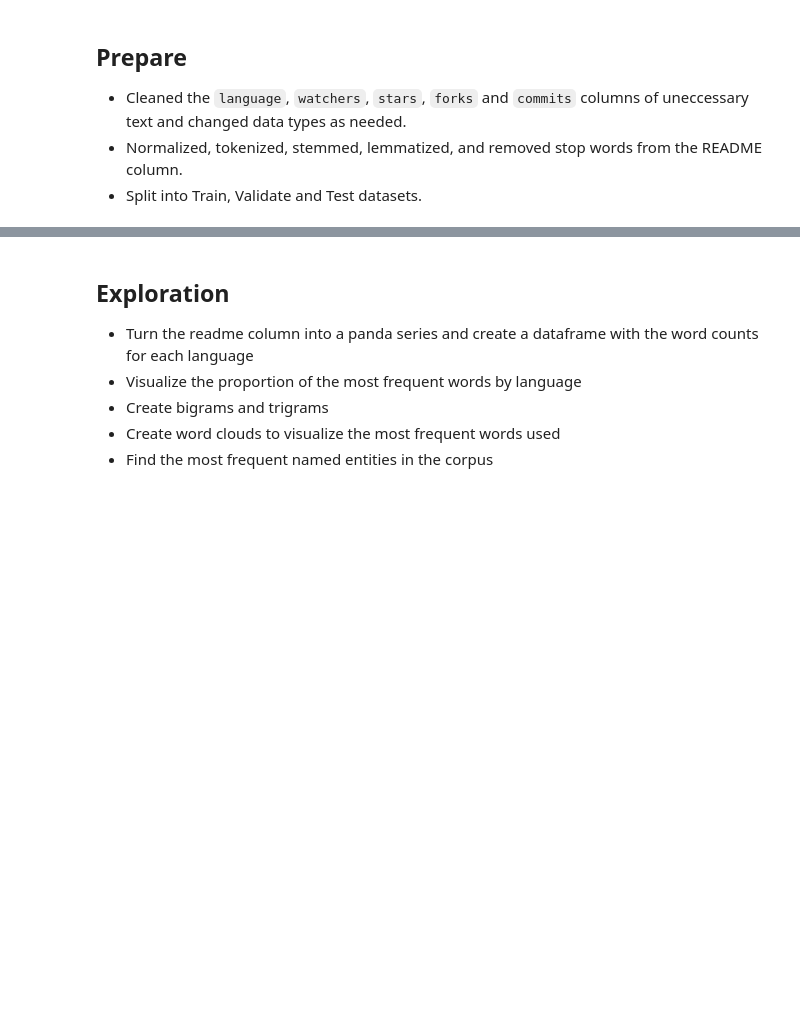
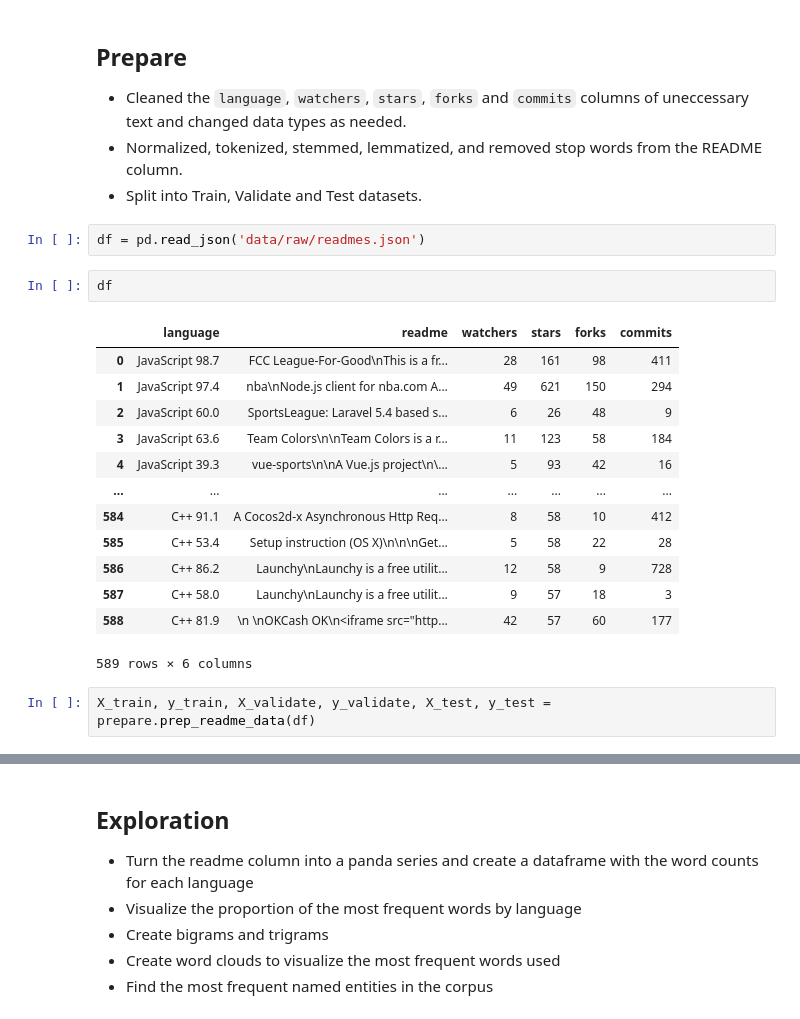
Before and after one commit to NLP-Darden-Project-Team-6/NLP-3, a Jupyter notebook: summary.ipynb, the cells around one changed output, grey strips where cells are left out. Cells and saved outputs as stored; diff of their text form; blank space fills up the shorter version.

```diff
--- a/summary.ipynb
+++ b/summary.ipynb
@@ -47,3 +68,23 @@ filterwarnings('ignore')
 - Cleaned the `language`, `watchers`, `stars`, `forks` and `commits` columns of uneccessary text and changed data types as needed.
 - Normalized, tokenized, stemmed, lemmatized, and removed stop words from the README column.
 - Split into Train, Validate and Test datasets.
+# %%
+df = pd.read_json('data/raw/readmes.json')
+# %%
+df
+# %% [output]
+|  | language | readme | watchers | stars | forks | commits |
+| 0 | JavaScript 98.7 | FCC League-For-Good\nThis is a fr... | 28 | 161 | 98 | 411 |
+| 1 | JavaScript 97.4 | nba\nNode.js client for nba.com A... | 49 | 621 | 150 | 294 |
+| 2 | JavaScript 60.0 | SportsLeague: Laravel 5.4 based s... | 6 | 26 | 48 | 9 |
+| 3 | JavaScript 63.6 | Team Colors\n\nTeam Colors is a r... | 11 | 123 | 58 | 184 |
+| 4 | JavaScript 39.3 | vue-sports\n\nA Vue.js project\n\... | 5 | 93 | 42 | 16 |
+| ... | ... | ... | ... | ... | ... | ... |
+| 584 | C++ 91.1 | A Cocos2d-x Asynchronous Http Req... | 8 | 58 | 10 | 412 |
+| 585 | C++ 53.4 | Setup instruction (OS X)\n\n\nGet... | 5 | 58 | 22 | 28 |
+| 586 | C++ 86.2 | Launchy\nLaunchy is a free utilit... | 12 | 58 | 9 | 728 |
+| 587 | C++ 58.0 | Launchy\nLaunchy is a free utilit... | 9 | 57 | 18 | 3 |
+| 588 | C++ 81.9 | \n \nOKCash OK\n<iframe src="http... | 42 | 57 | 60 | 177 |
+589 rows × 6 columns
+# %%
+X_train, y_train, X_validate, y_validate, X_test, y_test = prepare.prep_readme_data(df)
```
Also changed, not shown: parts of 16 cells of this notebook.
